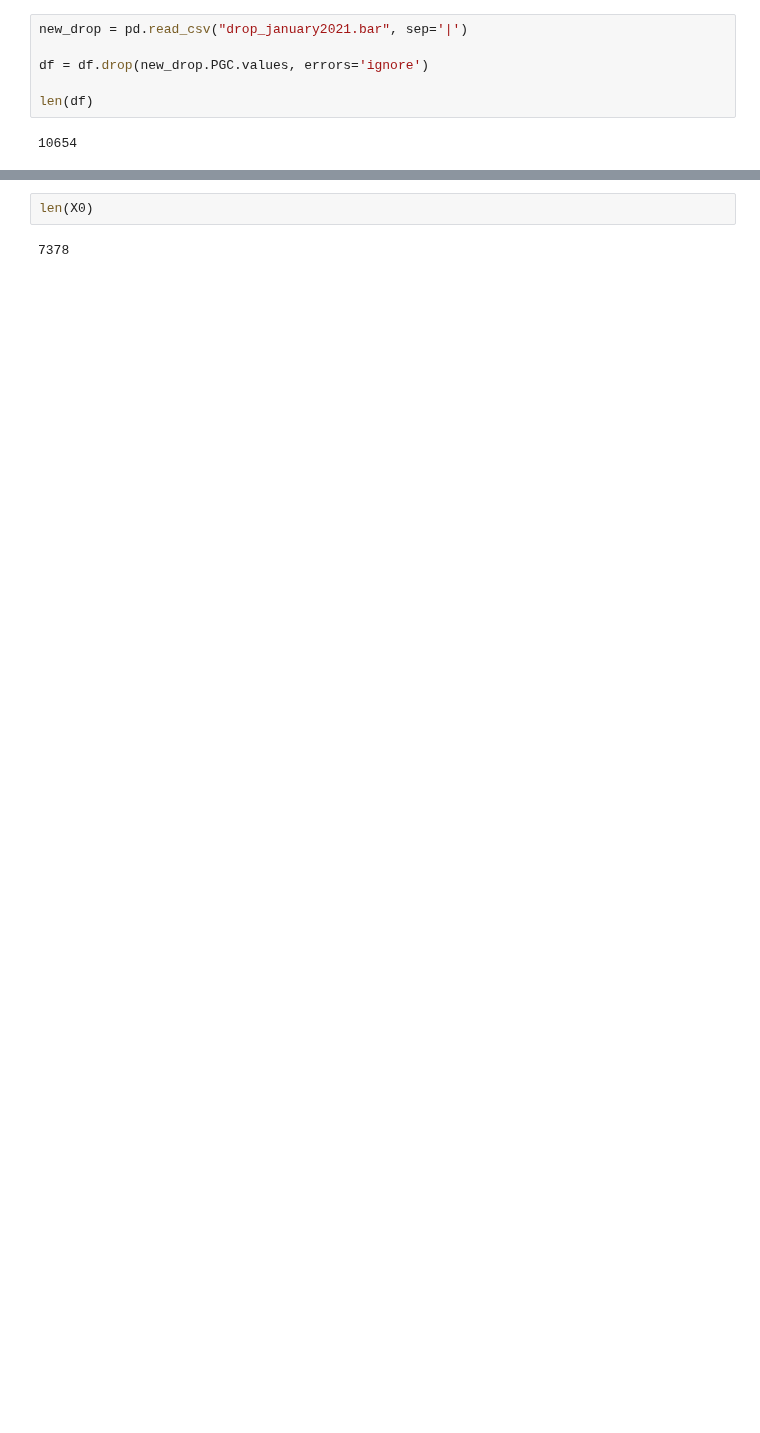
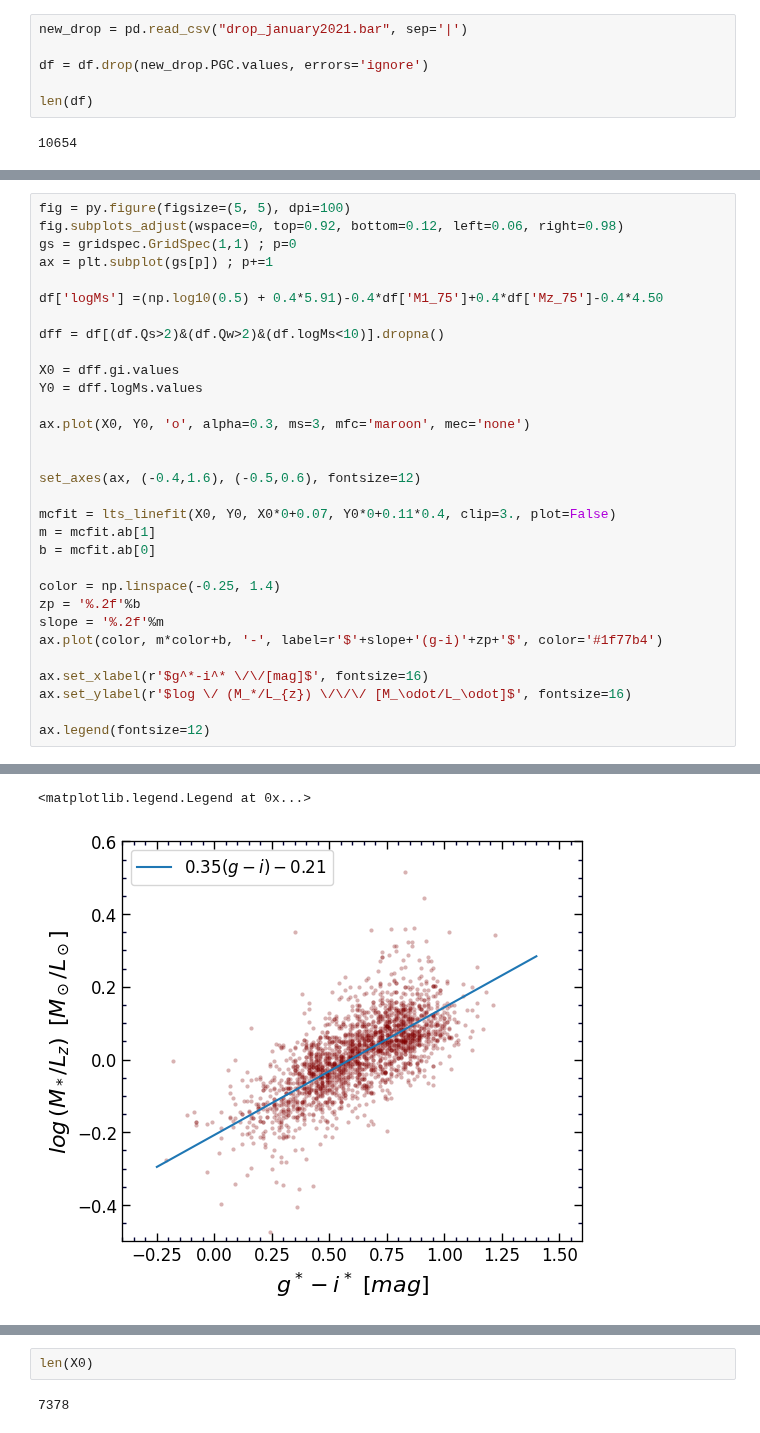
Before and after one commit to ekourkchi/test_TFRcatal, a Jupyter notebook: Stellar_mass.ipynb, the cells around one changed output, grey strips where cells are left out. Cells and saved outputs as stored; diff of their text form; blank space fills up the shorter version.

```diff
--- a/Stellar_mass.ipynb
+++ b/Stellar_mass.ipynb
@@ -294,2 +438,34 @@ seconds 28.12
 <matplotlib.legend.Legend at 0x...>
 [figure]
+# %%
+fig = py.figure(figsize=(5, 5), dpi=100)
+fig.subplots_adjust(wspace=0, top=0.92, bottom=0.12, left=0.06, right=0.98)
+gs = gridspec.GridSpec(1,1) ; p=0
+ax = plt.subplot(gs[p]) ; p+=1
+
+df['logMs'] =(np.log10(0.5) + 0.4*5.91)-0.4*df['M1_75']+0.4*df['Mz_75']-0.4*4.50
+
+dff = df[(df.Qs>2)&(df.Qw>2)&(df.logMs<10)].dropna()
+
+X0 = dff.gi.values
+Y0 = dff.logMs.values
+
+ax.plot(X0, Y0, 'o', alpha=0.3, ms=3, mfc='maroon', mec='none')
+
+
+set_axes(ax, (-0.4,1.6), (-0.5,0.6), fontsize=12)
+
+mcfit = lts_linefit(X0, Y0, X0*0+0.07, Y0*0+0.11*0.4, clip=3., plot=False)
+m = mcfit.ab[1]
+b = mcfit.ab[0]
+
+color = np.linspace(-0.25, 1.4)
+zp = '%.2f'%b
+slope = '%.2f'%m
+ax.plot(color, m*color+b, '-', label=r'$'+slope+'(g-i)'+zp+'$', color='#1f77b4')
+
+ax.set_xlabel(r'$g^*-i^* \/\/[mag]$', fontsize=16)
+ax.set_ylabel(r'$log \/ (M_*/L_{z}) \/\/\/ [M_\odot/L_\odot]$', fontsize=16)
+
+ax.legend(fontsize=12)
+# %% [output]
@@ -296,3 +489,5 @@ seconds 28.12
+<matplotlib.legend.Legend at 0x...>
+[figure, added]
 # %%
 fig = py.figure(figsize=(5, 5), dpi=100)
 fig.subplots_adjust(wspace=0, top=0.92, bottom=0.12, left=0.06, right=0.98)
```
Also changed, not shown: parts of 14 cells of this notebook, 5 other files.
